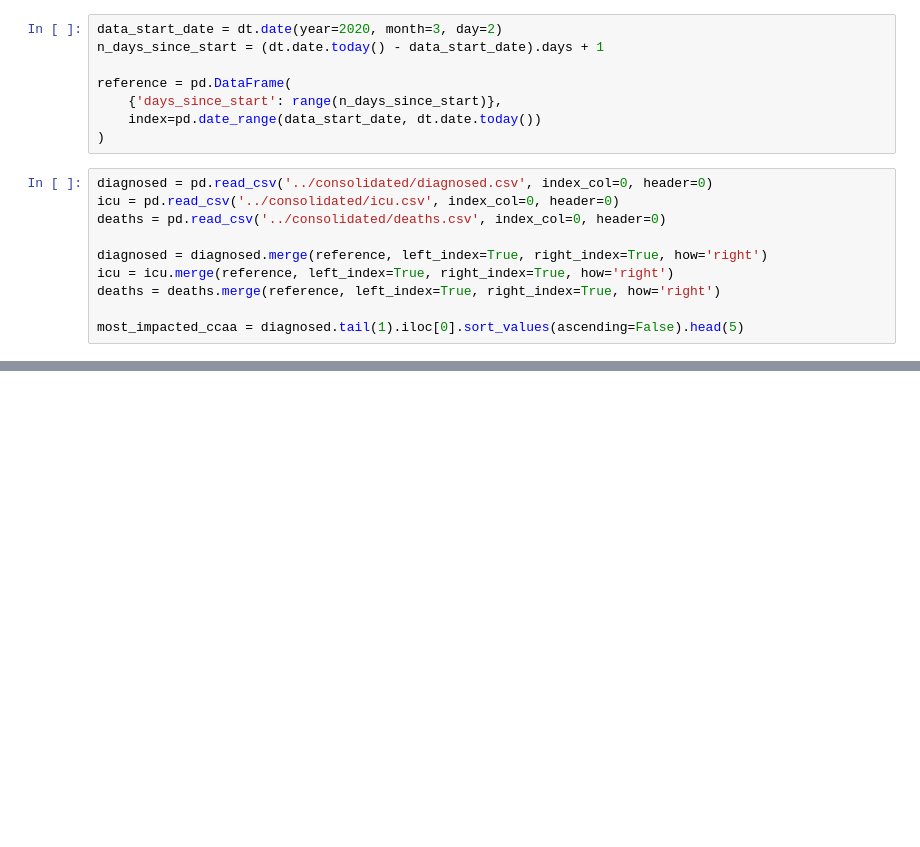
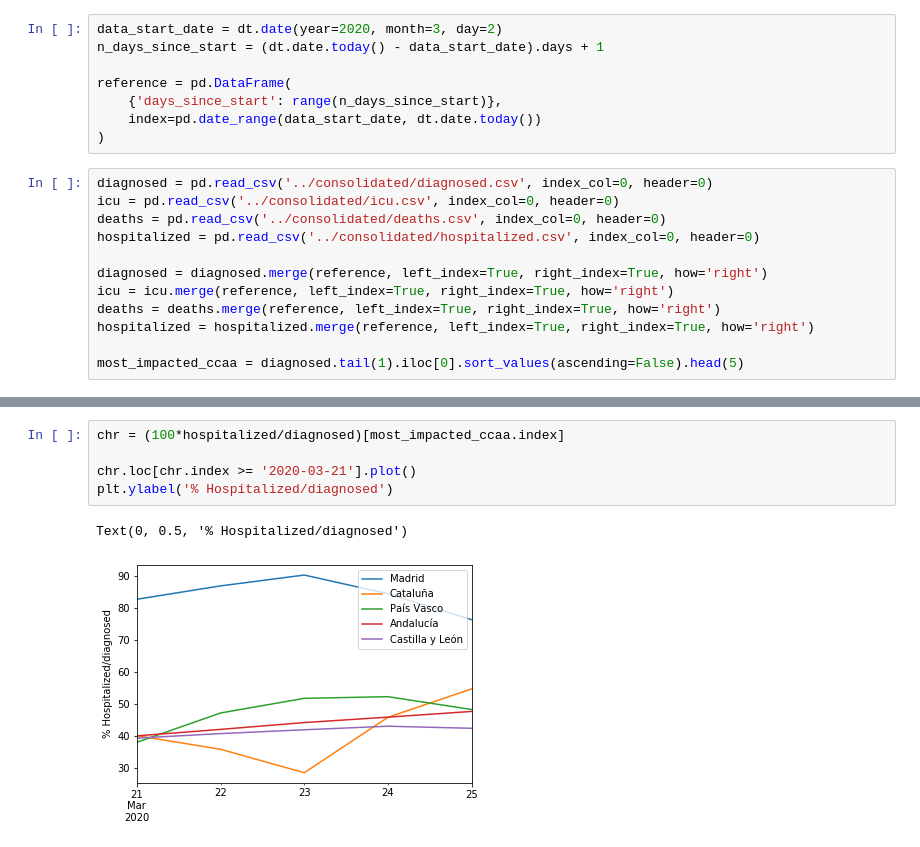
Before and after one commit to atibaup/covid-spain, a Jupyter notebook: notebooks/001_plots.ipynb, the cells around one changed output, grey strips where cells are left out. Saved outputs shown, nothing was run; the diff lists cells and outputs as text; blank space fills up the shorter version.

```diff
--- a/notebooks/001_plots.ipynb
+++ b/notebooks/001_plots.ipynb
@@ -24,9 +24,11 @@ reference = pd.DataFrame(
 diagnosed = pd.read_csv('../consolidated/diagnosed.csv', index_col=0, header=0)
 icu = pd.read_csv('../consolidated/icu.csv', index_col=0, header=0)
 deaths = pd.read_csv('../consolidated/deaths.csv', index_col=0, header=0)
+hospitalized = pd.read_csv('../consolidated/hospitalized.csv', index_col=0, header=0)
 
 diagnosed = diagnosed.merge(reference, left_index=True, right_index=True, how='right')
 icu = icu.merge(reference, left_index=True, right_index=True, how='right')
 deaths = deaths.merge(reference, left_index=True, right_index=True, how='right')
+hospitalized = hospitalized.merge(reference, left_index=True, right_index=True, how='right')
 
 most_impacted_ccaa = diagnosed.tail(1).iloc[0].sort_values(ascending=False).head(5)
@@ -56,0 +87,8 @@ pretty_plot(deaths[most_impacted_ccaa.index], 'deaths', logy=True)
+# %%
+chr = (100*hospitalized/diagnosed)[most_impacted_ccaa.index]
+
+chr.loc[chr.index >= '2020-03-21'].plot()
+plt.ylabel('% Hospitalized/diagnosed')
+# %% [output]
+Text(0, 0.5, '% Hospitalized/diagnosed')
+[figure, added]
```
Also changed, not shown: parts of 9 cells of this notebook, 6 other files.
